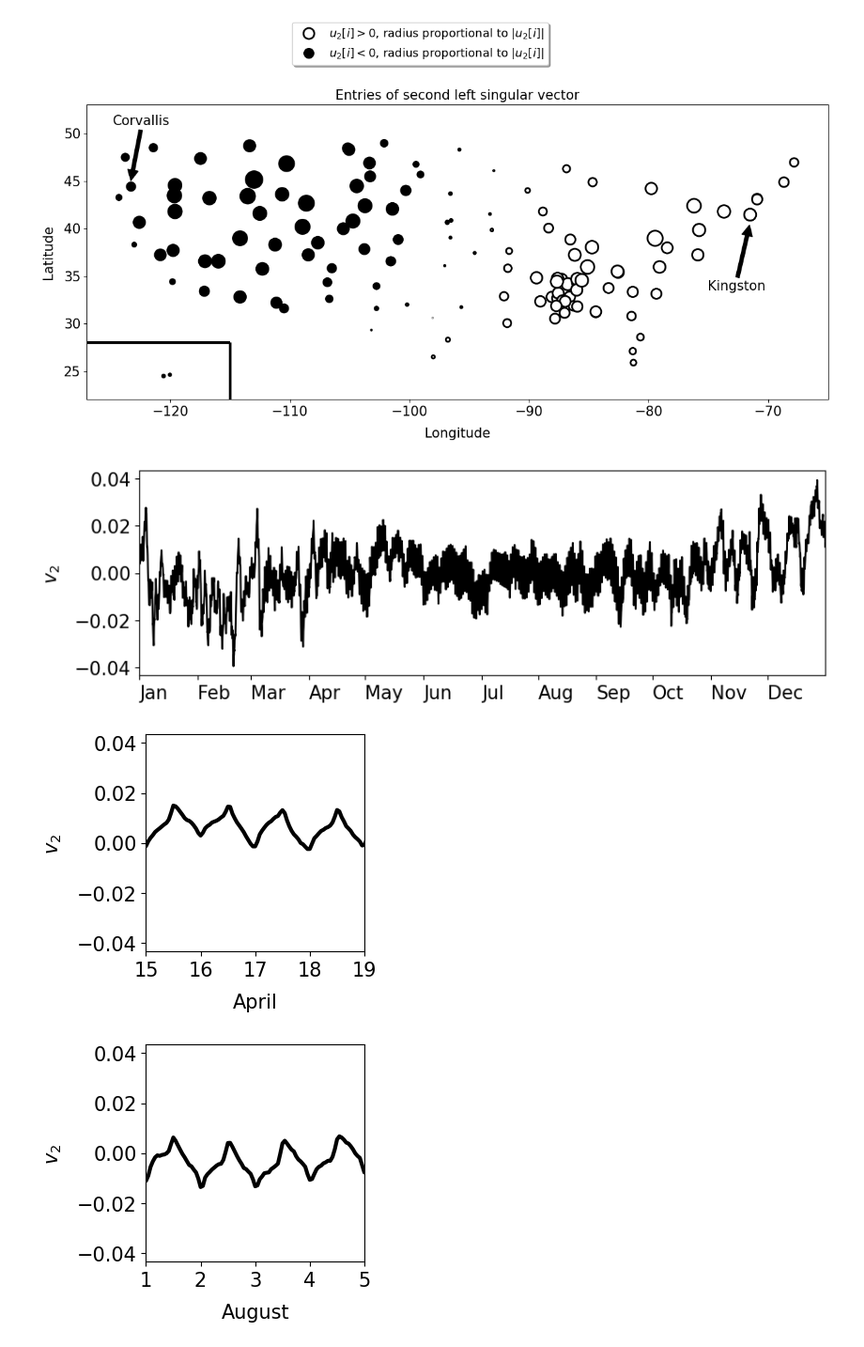
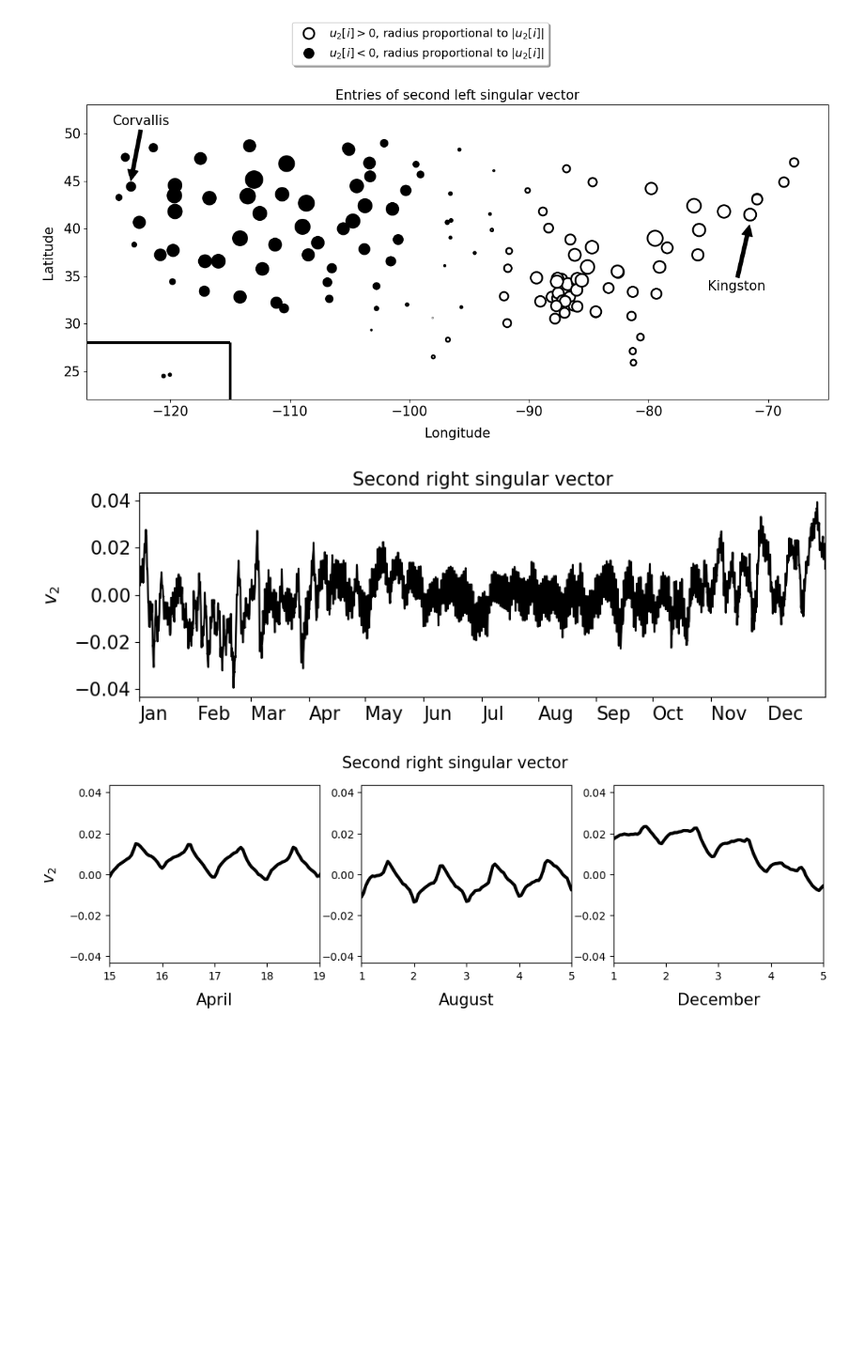
Before and after one commit to cfgranda/ps4ds, a Jupyter notebook: pca_and_low_rank_models/temperatures_low_rank_model.ipynb, the cells around one changed output. Shown at 94% size. Cells and saved outputs as stored; diff of their text form; code cells hidden in the pictures; blank space fills up the shorter version.

```diff
--- a/pca_and_low_rank_models/temperatures_low_rank_model.ipynb
+++ b/pca_and_low_rank_models/temperatures_low_rank_model.ipynb
@@ -241,49 +233,44 @@ plt.title('Entries of second left singular vector',fontsize=font_size);
 # %%
 plt.figure(figsize=(10,3))
 plt.plot(v[:,1],label=str(ind+1),color="black")
 plt.ylabel(r'$v_2$',fontsize=font_size,labelpad=10)
 xtick_labels = ['Jan', 'Feb','Mar','Apr','May','Jun','Jul','Aug','Sep','Oct','Nov','Dec']
 xtick_vals = 24*np.cumsum(np.array([0,31,28,31,30,31,31,30,31,30,31,30]))
 plt.yticks(fontsize=font_size_ticks)
 plt.xticks(xtick_vals, xtick_labels,fontsize=font_size_ticks)
 plt.xlim([0,data_matrix_centered.shape[0]])
 ax = plt.gca()
 for tick in ax.xaxis.get_majorticklabels():
     tick.set_horizontalalignment("left")
+plt.title(r'Second right singular vector',fontsize=font_size)
 
-plt.figure(figsize=(3,3))
-plt.plot(v[:,1],color="black",lw=3,label=r"$v_2$")
+fig, axes = plt.subplots(1, 3, figsize=(12,3),width_ratios=[1,1,1])
+fig.suptitle("Second right singular vector",fontsize=font_size,y = 1.01)
+
+axes[0].plot(v[:,1],color="black",lw=3,label=r"$v_2$")
 xtick_labels = ['15', '16','17','18','19','20','21','22']
 days_times_hours =24 * (31 + 28 +31+15) - 24
 xtick_vals = days_times_hours + 24*np.arange(1,8+1,1) - 24
-plt.xticks(xtick_vals, xtick_labels,fontsize=font_size)
-plt.yticks(fontsize=font_size)
-plt.xlim([days_times_hours,days_times_hours+4*24])
-plt.ylabel(r'$v_2$',fontsize=font_size,labelpad=10)
-plt.xlabel('April',fontsize=font_size,labelpad=10)
+axes[0].set_xticks(xtick_vals, xtick_labels)
+axes[0].set_xlim([days_times_hours,days_times_hours+4*24])
+axes[0].set_ylabel(r'$v_2$',fontsize=font_size,labelpad=10)
+axes[0].set_xlabel('April',fontsize=font_size,labelpad=10)
 
-plt.figure(figsize=(3,3))
-plt.plot(v[:,1],color="black",lw=3,label=r"$v_2$")
+axes[1].plot(v[:,1],color="black",lw=3,label=r"$v_2$")
 xtick_labels = ['1', '2','3','4','5','6','7','8']
 days_times_hours =24 * (31 + 28 +31 + 30 + 31+30+31) - 24
 xtick_vals = days_times_hours + 24*np.arange(1,8+1,1) - 24
-plt.xticks(xtick_vals, xtick_labels,fontsize=font_size)
-plt.yticks(fontsize=font_size)
-plt.xlim([days_times_hours,days_times_hours+4*24])
-plt.ylabel(r'$v_2$',fontsize=font_size,labelpad=10)
-plt.xlabel('August',fontsize=font_size,labelpad=10)
+axes[1].set_xticks(xtick_vals, xtick_labels)
+axes[1].set_xlim([days_times_hours,days_times_hours+4*24])
+axes[1].set_xlabel('August',fontsize=font_size,labelpad=10)
 
-plt.figure(figsize=(3,3))
-plt.plot(v[:,1],color="black",lw=3,label=r"$v_2$")
+axes[2].plot(v[:,1],color="black",lw=3,label=r"$v_2$")
 xtick_labels = ['1', '2','3','4','5','6','7','8']
 days_times_hours =24 * (31 + 28 +31 + 30 + 31+30+31+31+30+31+30) - 24
 xtick_vals = days_times_hours + 24*np.arange(1,8+1,1) - 24
-plt.xticks(xtick_vals, xtick_labels,fontsize=font_size)
-plt.yticks(fontsize=font_size)
-plt.xlim([days_times_hours,days_times_hours+4*24])
-plt.ylabel(r'$v_2$',fontsize=font_size,labelpad=10)
-plt.xlabel('December',fontsize=font_size,labelpad=10);
+axes[2].set_xticks(xtick_vals, xtick_labels)
+axes[2].set_xlim([days_times_hours,days_times_hours+4*24])
+axes[2].set_xlabel('December',fontsize=font_size,labelpad=10);
 # %% [output]
-[figure, old version]
+[figure, new version]
-[figure, old version]
+[figure, new version]
-[figure, removed]
```
Also changed, not shown: parts of 3 cells of this notebook, 1 other file.
